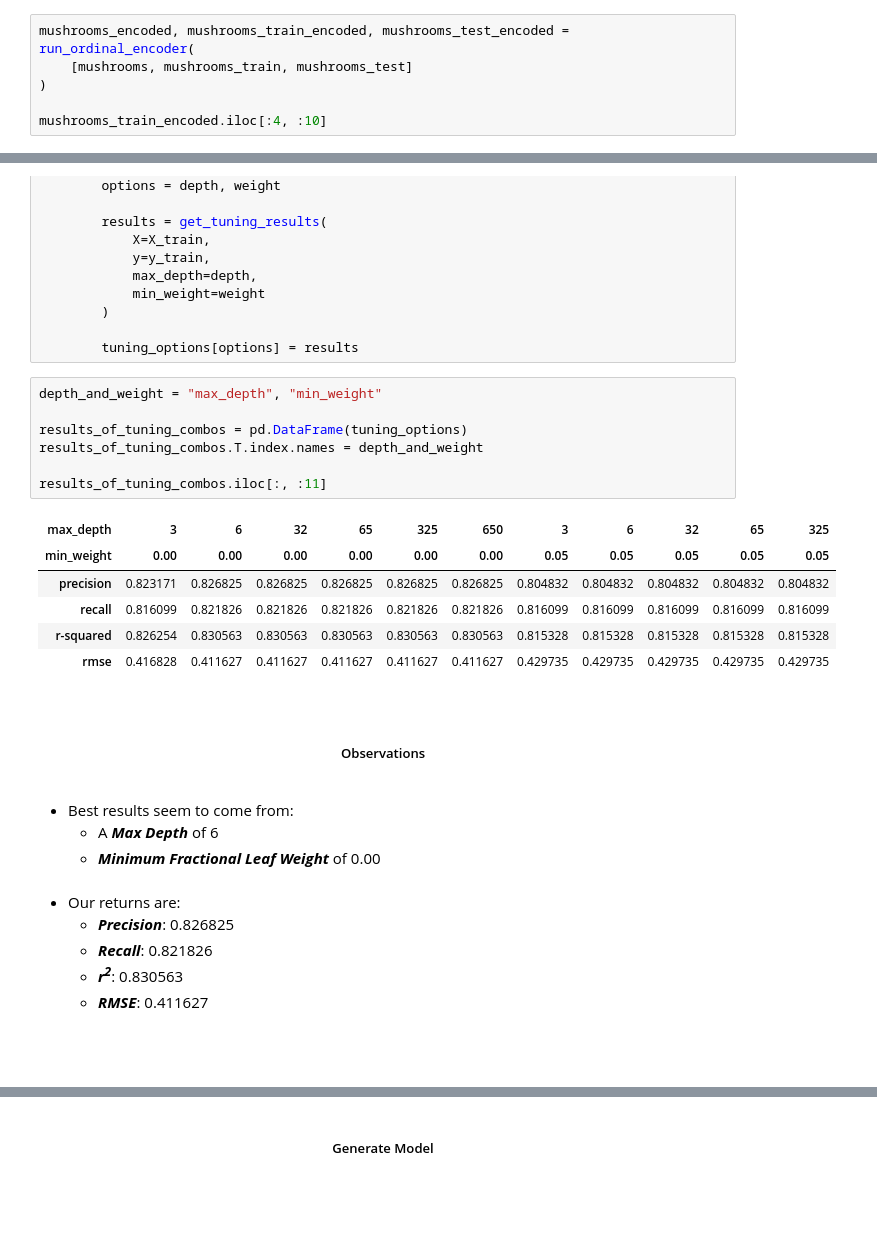
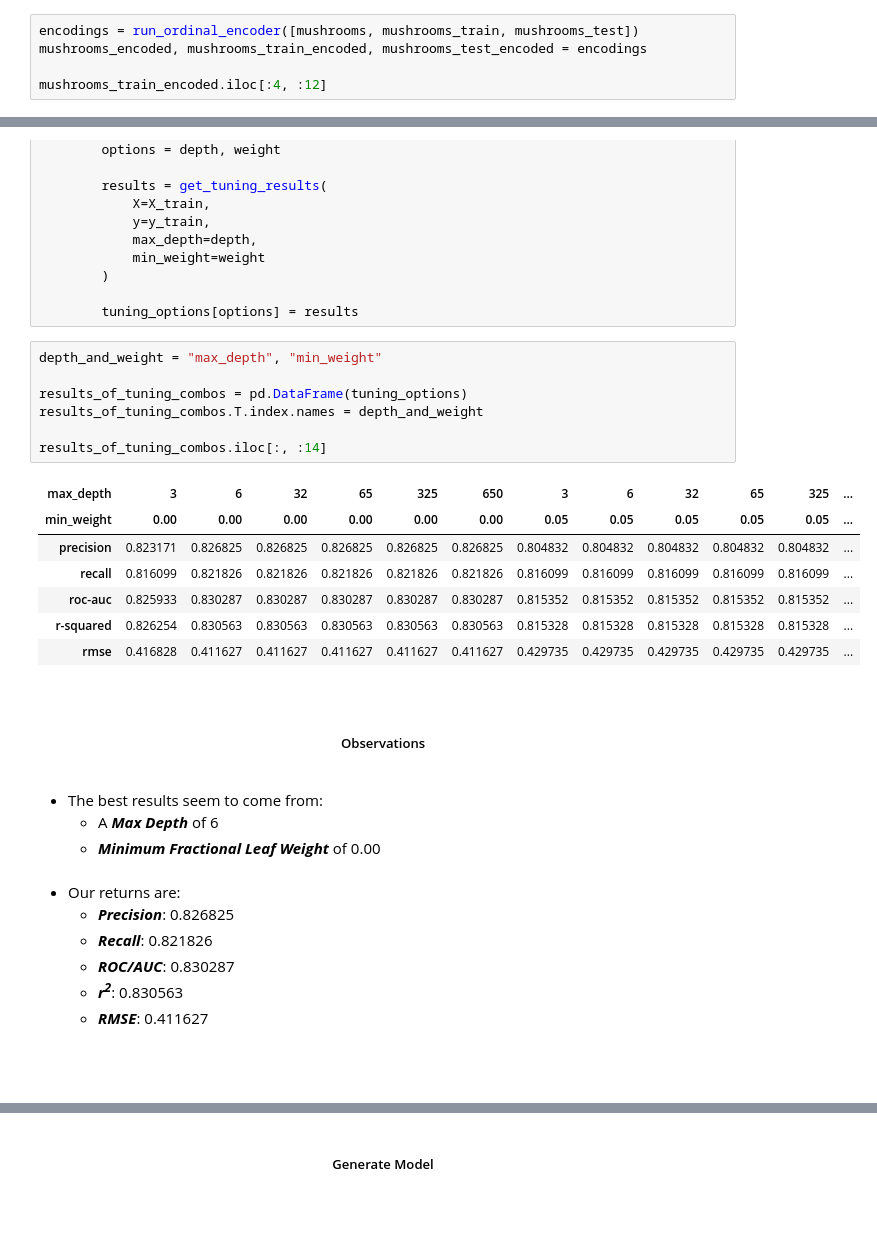
Before and after one commit to MondeAnna/posinous-mushrooms, a Jupyter notebook: notebook/mushrooms.ipynb, the cells around one changed output, grey strips where cells are left out. Cells and saved outputs as stored; diff of their text form.

```diff
--- a/notebook/mushrooms.ipynb
+++ b/notebook/mushrooms.ipynb
@@ -280,11 +279,10 @@ def run_ordinal_encoder(data_frames):
 
     return new_data_frames
 # %%
-mushrooms_encoded, mushrooms_train_encoded, mushrooms_test_encoded = run_ordinal_encoder(
-    [mushrooms, mushrooms_train, mushrooms_test]
-)
+encodings = run_ordinal_encoder([mushrooms, mushrooms_train, mushrooms_test])
+mushrooms_encoded, mushrooms_train_encoded, mushrooms_test_encoded = encodings
 
-mushrooms_train_encoded.iloc[:4, :10]
+mushrooms_train_encoded.iloc[:4, :12]
 # %% [output]
 | Feature | is_edible | cap_shape | cap_surface | cap_color | has_bruises | odor | gill_attachment | gill_spacing | ... |
 | 0 | 1.0 | 5.0 | 3.0 | 9.0 | 0.0 | 2.0 | 1.0 | 0.0 | ... |
@@ -682,17 +685,18 @@ for weight in min_fractional_leaf_weight:
 # %%
 depth_and_weight = "max_depth", "min_weight"
 
 results_of_tuning_combos = pd.DataFrame(tuning_options)
 results_of_tuning_combos.T.index.names = depth_and_weight
 
-results_of_tuning_combos.iloc[:, :11]
+results_of_tuning_combos.iloc[:, :14]
 # %% [output]
-| max_depth | 3 | 6 | 32 | 65 | 325 | 650 | 3 | 6 | 32 | 65 | 325 |
-| min_weight | 0.00 | 0.00 | 0.00 | 0.00 | 0.00 | 0.00 | 0.05 | 0.05 | 0.05 | 0.05 | 0.05 |
-| precision | 0.823171 | 0.826825 | 0.826825 | 0.826825 | 0.826825 | 0.826825 | 0.804832 | 0.804832 | 0.804832 | 0.804832 | 0.804832 |
-| recall | 0.816099 | 0.821826 | 0.821826 | 0.821826 | 0.821826 | 0.821826 | 0.816099 | 0.816099 | 0.816099 | 0.816099 | 0.816099 |
-| r-squared | 0.826254 | 0.830563 | 0.830563 | 0.830563 | 0.830563 | 0.830563 | 0.815328 | 0.815328 | 0.815328 | 0.815328 | 0.815328 |
-| rmse | 0.416828 | 0.411627 | 0.411627 | 0.411627 | 0.411627 | 0.411627 | 0.429735 | 0.429735 | 0.429735 | 0.429735 | 0.429735 |
+| max_depth | 3 | 6 | 32 | 65 | 325 | 650 | 3 | 6 | 32 | 65 | 325 | ... |
+| min_weight | 0.00 | 0.00 | 0.00 | 0.00 | 0.00 | 0.00 | 0.05 | 0.05 | 0.05 | 0.05 | 0.05 | ... |
+| precision | 0.823171 | 0.826825 | 0.826825 | 0.826825 | 0.826825 | 0.826825 | 0.804832 | 0.804832 | 0.804832 | 0.804832 | 0.804832 | ... |
+| recall | 0.816099 | 0.821826 | 0.821826 | 0.821826 | 0.821826 | 0.821826 | 0.816099 | 0.816099 | 0.816099 | 0.816099 | 0.816099 | ... |
+| roc-auc | 0.825933 | 0.830287 | 0.830287 | 0.830287 | 0.830287 | 0.830287 | 0.815352 | 0.815352 | 0.815352 | 0.815352 | 0.815352 | ... |
+| r-squared | 0.826254 | 0.830563 | 0.830563 | 0.830563 | 0.830563 | 0.830563 | 0.815328 | 0.815328 | 0.815328 | 0.815328 | 0.815328 | ... |
+| rmse | 0.416828 | 0.411627 | 0.411627 | 0.411627 | 0.411627 | 0.411627 | 0.429735 | 0.429735 | 0.429735 | 0.429735 | 0.429735 | ... |
 # %% [markdown]
 <br />
 
@@ -701,7 +705,7 @@ results_of_tuning_combos.iloc[:, :11]
 <br />
 
 <ul>
-    <li>Best results seem to come from:
+    <li>The best results seem to come from:
         <ul>
             <li>A <b><i>Max Depth</i></b> of 6</li>
             <li><b><i>Minimum Fractional Leaf Weight</i></b> of 0.00</li>
@@ -712,6 +716,7 @@ results_of_tuning_combos.iloc[:, :11]
         <ul>
             <li><b><i>Precision</i></b>: 0.826825</li>
             <li><b><i>Recall</i></b>: 0.821826</li>
+            <li><b><i>ROC/AUC</i></b>: 0.830287</li>
             <li><b><i>r<sup>2</sup></i></b>: 0.830563</li>
             <li><b><i>RMSE</i></b>: 0.411627</li>
         </ul>
```
Also changed, not shown: parts of 18 cells of this notebook.
